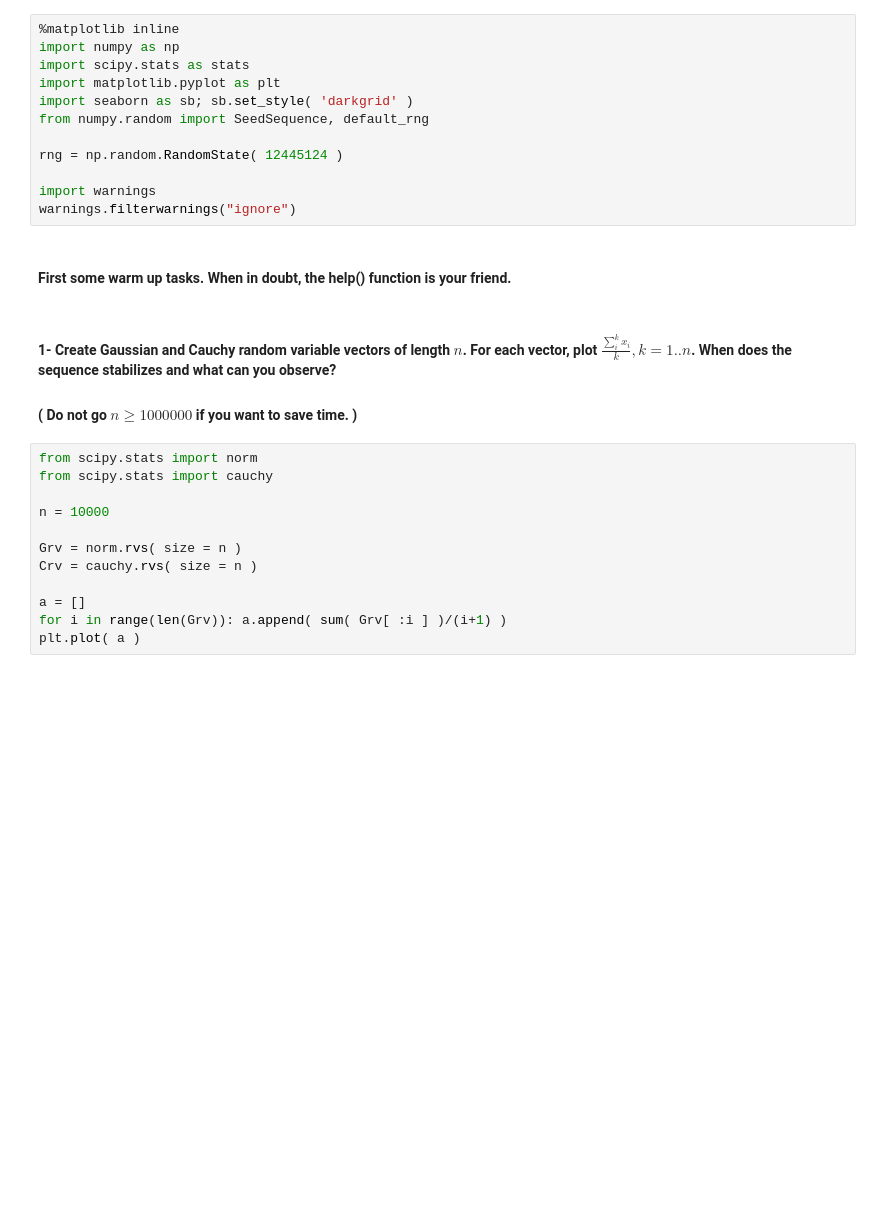
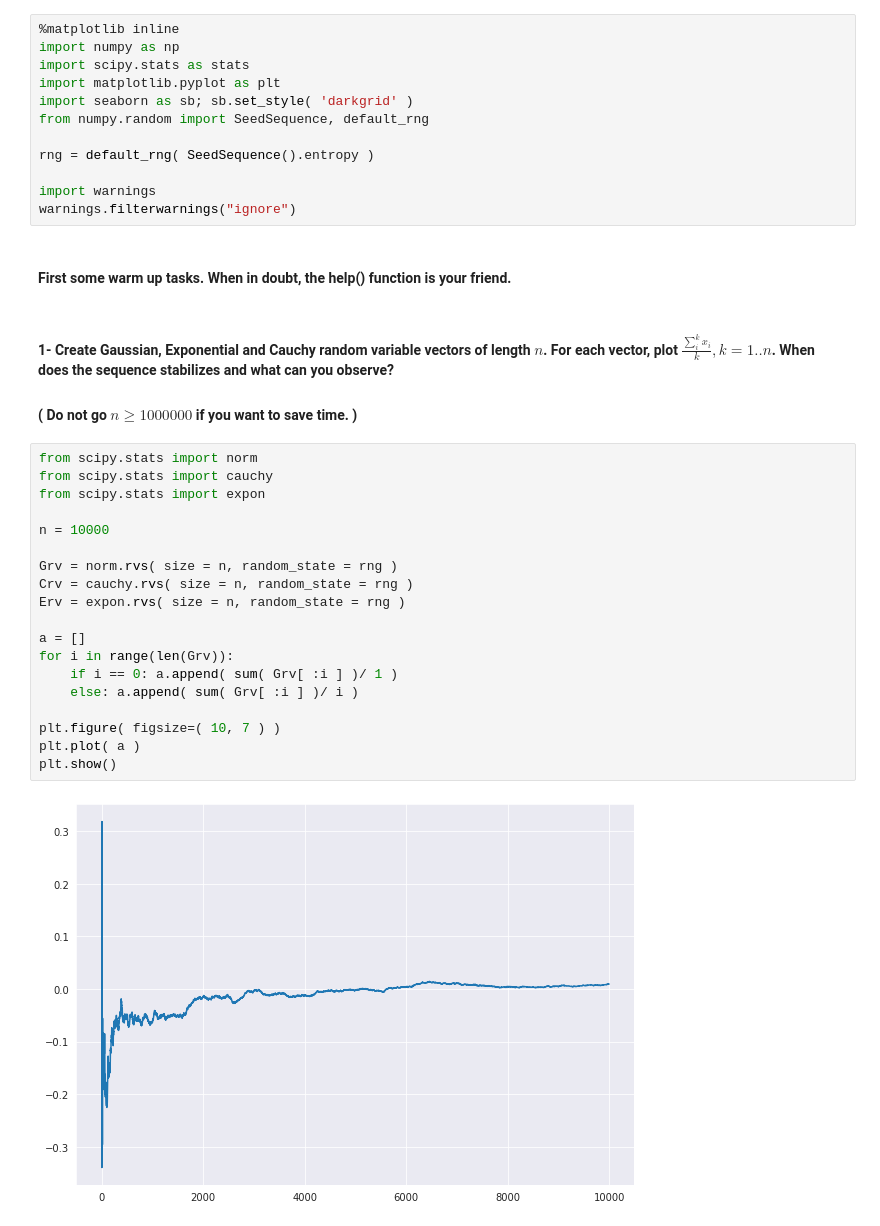
Before and after one commit to bilbrait/fundamentals-machine-learning, a Jupyter notebook: FML 1 - Supervised Learning (solutions).ipynb, the cells around one changed output. Cells and saved outputs as stored; diff of their text form; blank space fills up the shorter version.

```diff
--- a/FML 1 - Supervised Learning (solutions).ipynb
+++ b/FML 1 - Supervised Learning (solutions).ipynb
@@ -15,27 +15,36 @@ import matplotlib.pyplot as plt
 import seaborn as sb; sb.set_style( 'darkgrid' )
 from numpy.random import SeedSequence, default_rng
 
-rng = np.random.RandomState( 12445124 )
+rng = default_rng( SeedSequence().entropy )
 
 import warnings
 warnings.filterwarnings("ignore")
 # %% [markdown]
 #### First some warm up tasks. When in doubt, the help() function is your friend.
 # %% [markdown]
-#### 1- Create Gaussian and Cauchy random variable vectors of length $n$. For each vector, plot $\frac{\sum_i^k x_i}{k}, k=1..n$. When does the sequence stabilizes and what can you observe?
+#### 1- Create Gaussian, Exponential and Cauchy random variable vectors of length $n$. For each vector, plot $\frac{\sum_i^k x_i}{k}, k=1..n$. When does the sequence stabilizes and what can you observe?
 
 #### ( Do not go $n \geq 1000000$ if you want to save time. )
 # %%
 from scipy.stats import norm
 from scipy.stats import cauchy
+from scipy.stats import expon
 
 n = 10000
 
-Grv = norm.rvs( size = n )
-Crv = cauchy.rvs( size = n )
+Grv = norm.rvs( size = n, random_state = rng )
+Crv = cauchy.rvs( size = n, random_state = rng )
+Erv = expon.rvs( size = n, random_state = rng )
 
 a = []
-for i in range(len(Grv)): a.append( sum( Grv[ :i ] )/(i+1) )
+for i in range(len(Grv)):
+    if i == 0: a.append( sum( Grv[ :i ] )/ 1 )
+    else: a.append( sum( Grv[ :i ] )/ i )
+
+plt.figure( figsize=( 10, 7 ) )
 plt.plot( a )
+plt.show()
+# %% [output]
+[figure, added]
 # %%
 b = []
```
Also changed, not shown: parts of 11 cells of this notebook.
